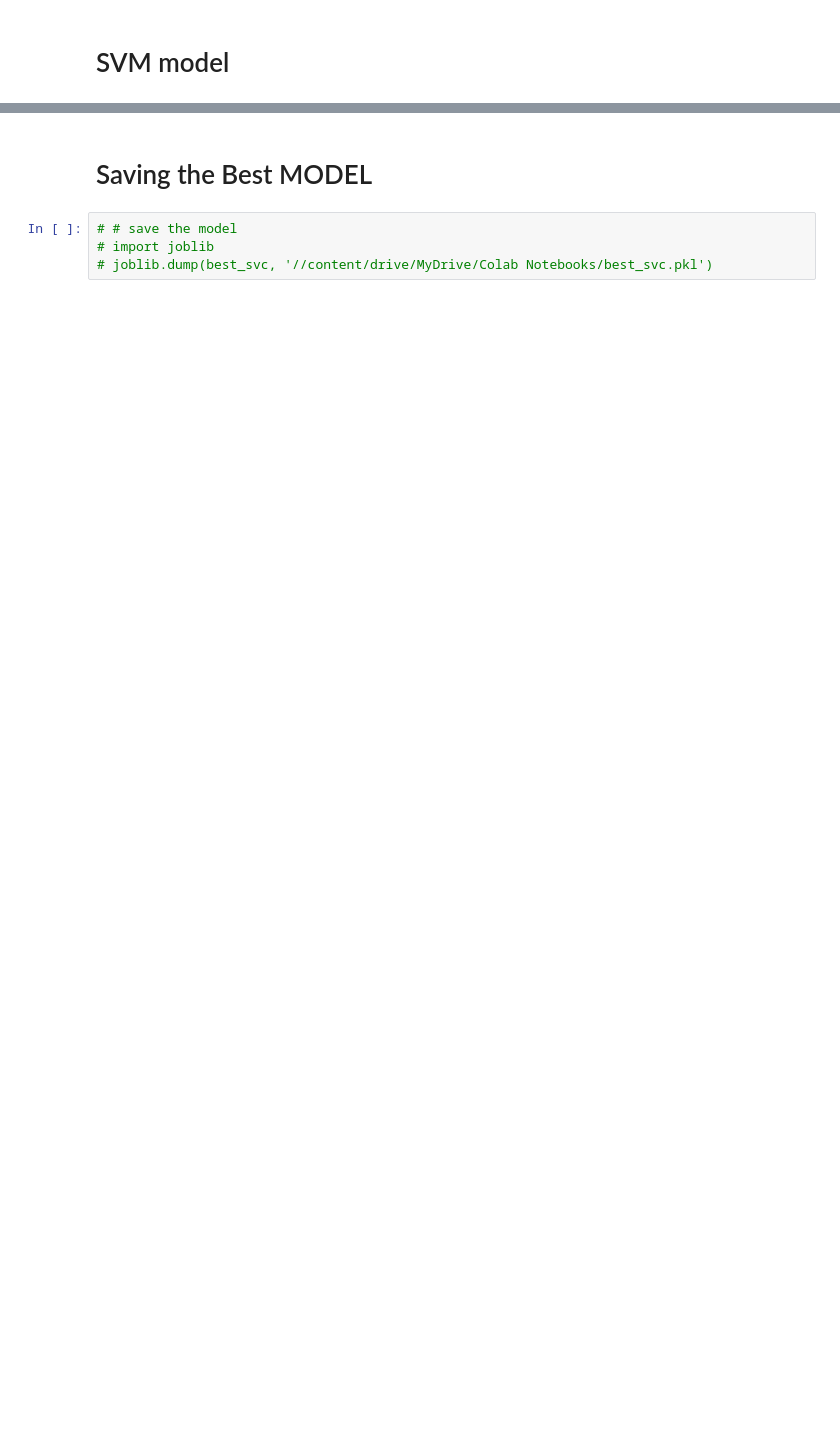
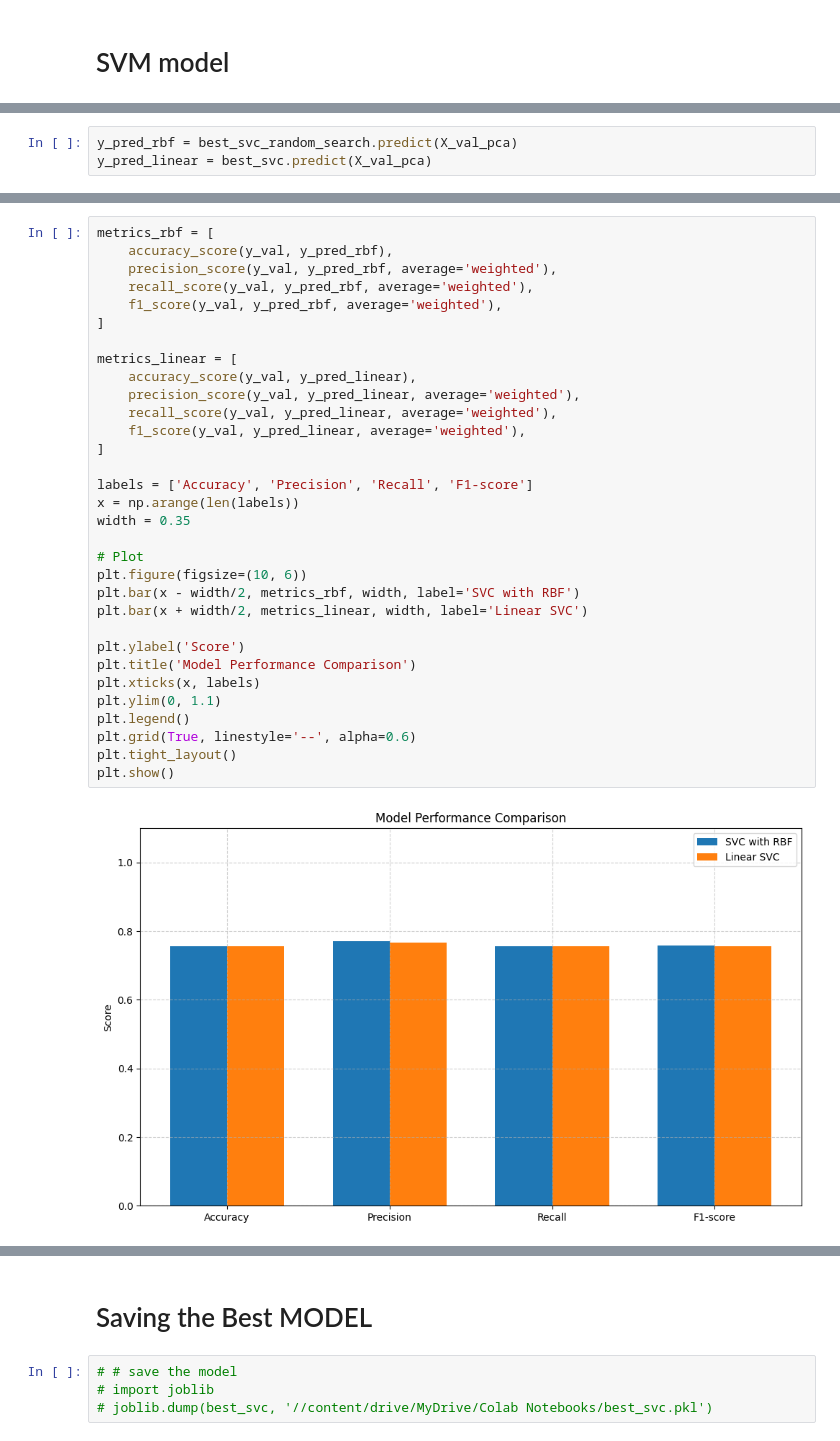
Before and after one commit to seifkhalled/Smoker-prediction-SVC, a Jupyter notebook: final smoker prediction.ipynb, the cells around one changed output, grey strips where cells are left out. Saved outputs shown, nothing was run; the diff lists cells and outputs as text; blank space fills up the shorter version.

```diff
--- a/final smoker prediction.ipynb
+++ b/final smoker prediction.ipynb
@@ -672,0 +781,3 @@ Fitting 5 folds for each of 5 candidates, totalling 25 fits
+# %%
+y_pred_rbf = best_svc_random_search.predict(X_val_pca)
+y_pred_linear = best_svc.predict(X_val_pca)
@@ -672,0 +814,34 @@ Fitting 5 folds for each of 5 candidates, totalling 25 fits
+# %%
+metrics_rbf = [
+    accuracy_score(y_val, y_pred_rbf),
+    precision_score(y_val, y_pred_rbf, average='weighted'),
+    recall_score(y_val, y_pred_rbf, average='weighted'),
+    f1_score(y_val, y_pred_rbf, average='weighted'),
+]
+
+metrics_linear = [
+    accuracy_score(y_val, y_pred_linear),
+    precision_score(y_val, y_pred_linear, average='weighted'),
+    recall_score(y_val, y_pred_linear, average='weighted'),
+    f1_score(y_val, y_pred_linear, average='weighted'),
+]
+
+labels = ['Accuracy', 'Precision', 'Recall', 'F1-score']
+x = np.arange(len(labels))
+width = 0.35
+
+# Plot
+plt.figure(figsize=(10, 6))
+plt.bar(x - width/2, metrics_rbf, width, label='SVC with RBF')
+plt.bar(x + width/2, metrics_linear, width, label='Linear SVC')
+
+plt.ylabel('Score')
+plt.title('Model Performance Comparison')
+plt.xticks(x, labels)
+plt.ylim(0, 1.1)
+plt.legend()
+plt.grid(True, linestyle='--', alpha=0.6)
+plt.tight_layout()
+plt.show()
+# %% [output]
+[figure, added]
```
Also changed, not shown: parts of 26 cells of this notebook.
